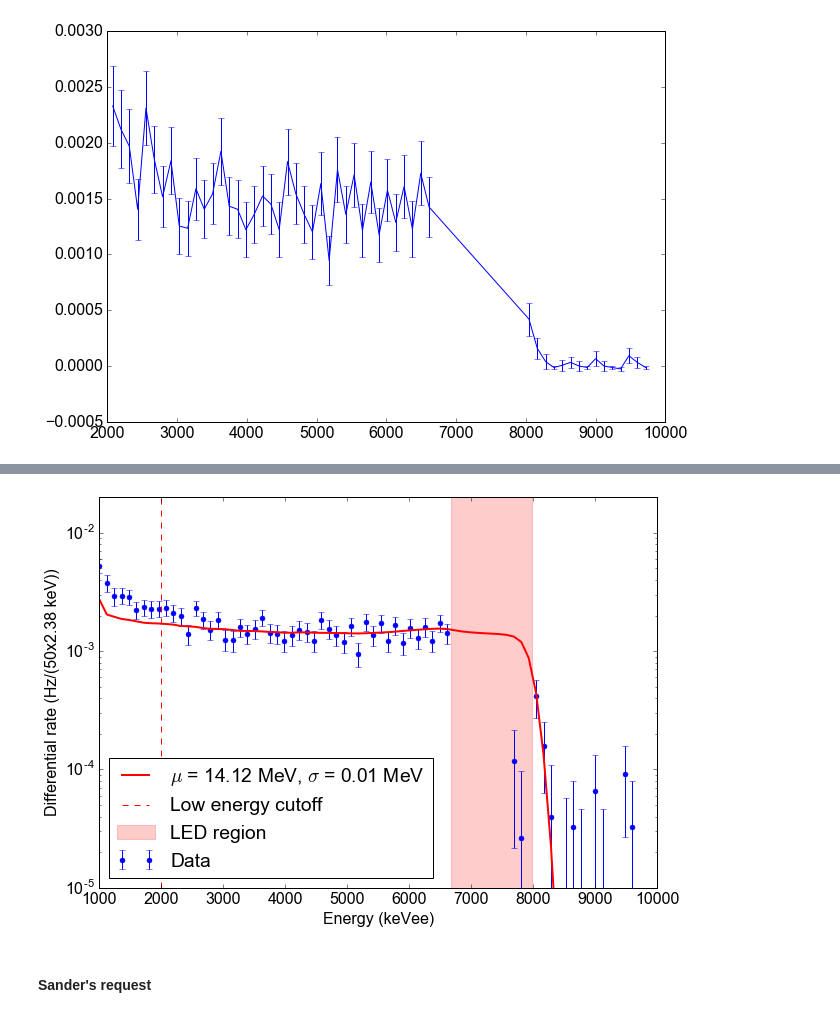
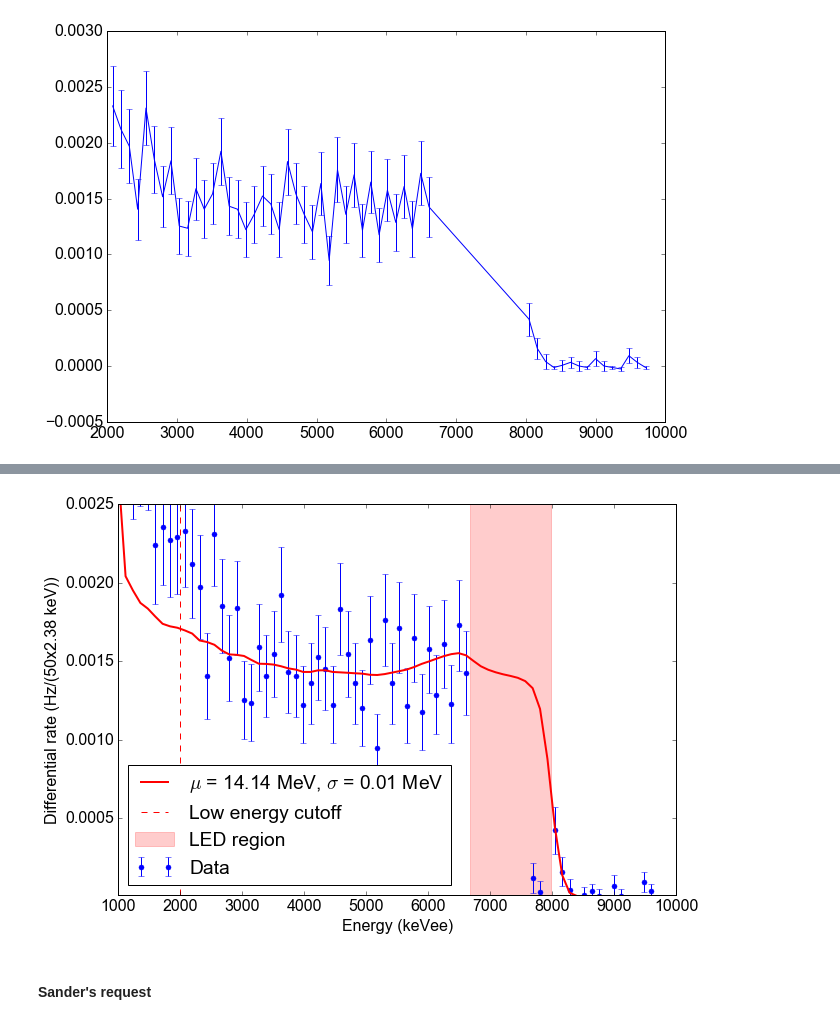
Before and after one commit to XENON1T/PTB, a Jupyter notebook: 07_deconvolution.ipynb, the cells around one changed output, grey strips where cells are left out. Saved outputs shown, nothing was run; the diff lists cells and outputs as text; code cells hidden in the pictures.

```diff
--- a/07_deconvolution.ipynb
+++ b/07_deconvolution.ipynb
@@ -31,15 +28,15 @@ plt.xlim(1.4, 3.2)
 # %%
-and_response = np.zeros(len(electron_energies))
-# Loop over all neutron energy bins expect for last one
-for i in range(len(neutron_energies) - 1):
-    # Current neutron energy
-    neutron_energy = neutron_energies[i]
-    # Current bin width
-    bin_width = neutron_energies[i+1] - neutron_energies[i]
-    # Current amplitude in the neutron spectrum
-    ampl = 0.5*y_and_interp[i]
-    # Full response for this neutron energy bin
-    and_response += bin_width*ampl*response[i]
+# and_response = np.zeros(len(electron_energies))
+# # Loop over all neutron energy bins expect for last one
+# for i in range(len(neutron_energies) - 1):
+#     # Current neutron energy
+#     neutron_energy = neutron_energies[i]
+#     # Current bin width
+#     bin_width = neutron_energies[i+1] - neutron_energies[i]
+#     # Current amplitude in the neutron spectrum
+#     ampl = 0.5*y_and_interp[i]
+#     # Full response for this neutron energy bin
+#     and_response += bin_width*ampl*response[i]
 # %% [markdown]
 ### Data to fit and definition $\chi^2$ functions
 # %% [markdown]
@@ -346,7 +345,7 @@ chi2 = Chi2Func(x, y_data, y_err)
 
 # Give guess parameters
 my_args = dict(
-    a=0.4, mu=14.5, sigma=0.1, error_a = 0.0001, error_mu = 0.1, error_sigma = 0.01, errordef=1)
+    a=0.4, mu=14.5, sigma=1.0, error_a = 0.0001, error_mu = 0.1, error_sigma = 1., errordef=1)
 # Initialize minimizer and minimize
 m_high_2 = Minuit(chi2,forced_parameters=['a','mu','sigma'], **my_args)
 m_high_2.migrad();
@@ -368,21 +367,23 @@ print(m_high_2.values)
 # %%
 plt.errorbar(e_scale_he,fg_he_sub-to_sub, fg_he_sub_err, ls='none',marker='.', markersize=10, label='Data')
 plt.plot(e_scale_he,get_neutron_spectrum_interpolated(e_scale_he, **m_high_2.values), color='red', lw=2,
         label='$\mu$ = %.2f MeV, $\sigma$ = %.2f MeV' % (m_high_2.values['mu'],m_high_2.values['sigma']))
 
 draw_box((min_e_led,max_e_led),(0,1), color='red', alpha=0.2, label='LED region')
 plt.axvline(min_e_he, ls='--', color='red', label='Low energy cutoff')
-plt.ylim(0.00001,0.02)
+plt.ylim(0.00001,0.0025)
 plt.xlim(1000,10000)
-plt.yscale('log')
+#plt.yscale('log')
 plt.xlabel('Energy (keVee)')
 plt.ylabel('Differential rate (Hz/(50x2.38 keV))')
 plt.legend(loc='lower left')
 
-plt.savefig('./plots/he_spec.png', bbox_inches='tight')
+plt.savefig('./figs/he_spec.png', bbox_inches='tight')
+plt.savefig('./figs/he_spec.pdf', bbox_inches='tight')
+
 plt.show()
 # %% [output]
-[figure, old version]
+[figure, new version]
 # %% [markdown]
 #### Sander's request
 # %%
```
Also changed, not shown: parts of 7 cells of this notebook, 13 other files.
